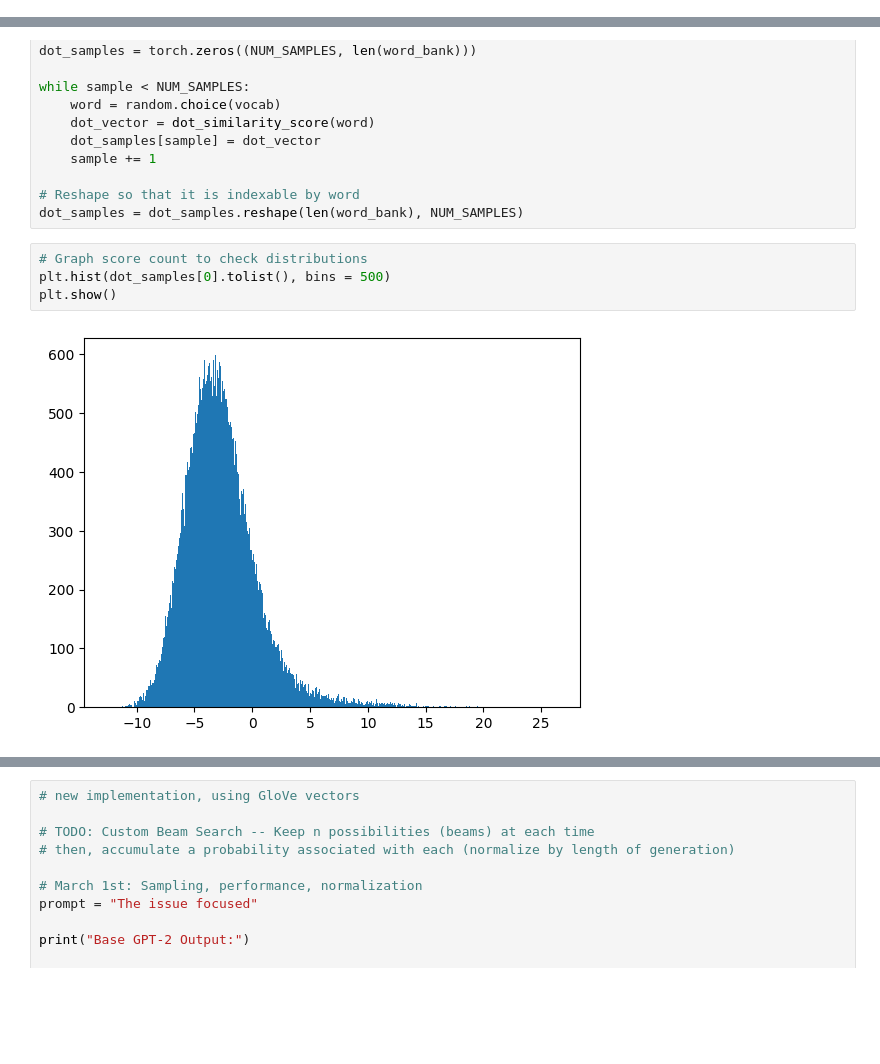
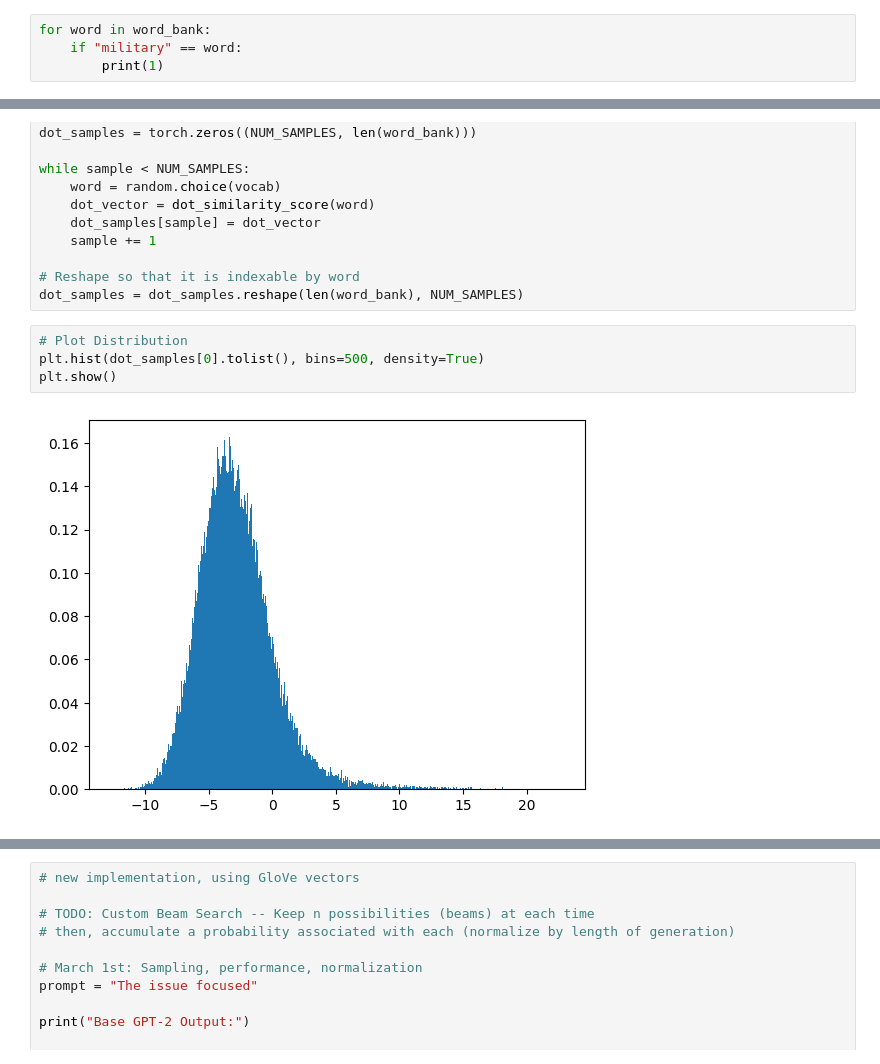
Before and after one commit to ani11452/Steering-Natural-Langauge-Generation, a Jupyter notebook: statisticalSampleMetric.ipynb, the cells around one changed output, grey strips where cells are left out. Drawn from its saved outputs; the diff is of its cells as text; blank space fills up the shorter version.

```diff
--- a/statisticalSampleMetric.ipynb
+++ b/statisticalSampleMetric.ipynb
@@ -24,0 +27,4 @@ word_bank = ["academy", "advance", "aircraft", "ally", "ammo", "ammunition", "ar
+# %%
+for word in word_bank:
+    if "military" == word:
+        print(1)
@@ -71,8 +80,8 @@ while sample < NUM_SAMPLES:
 # Reshape so that it is indexable by word
 dot_samples = dot_samples.reshape(len(word_bank), NUM_SAMPLES)
 # %%
-# Graph score count to check distributions
-plt.hist(dot_samples[0].tolist(), bins = 500)
+# Plot Distribution
+plt.hist(dot_samples[0].tolist(), bins=500, density=True)
 plt.show()
 # %% [output]
-[figure, old version]
+[figure, new version]
```
Also changed, not shown: parts of 9 cells of this notebook.
